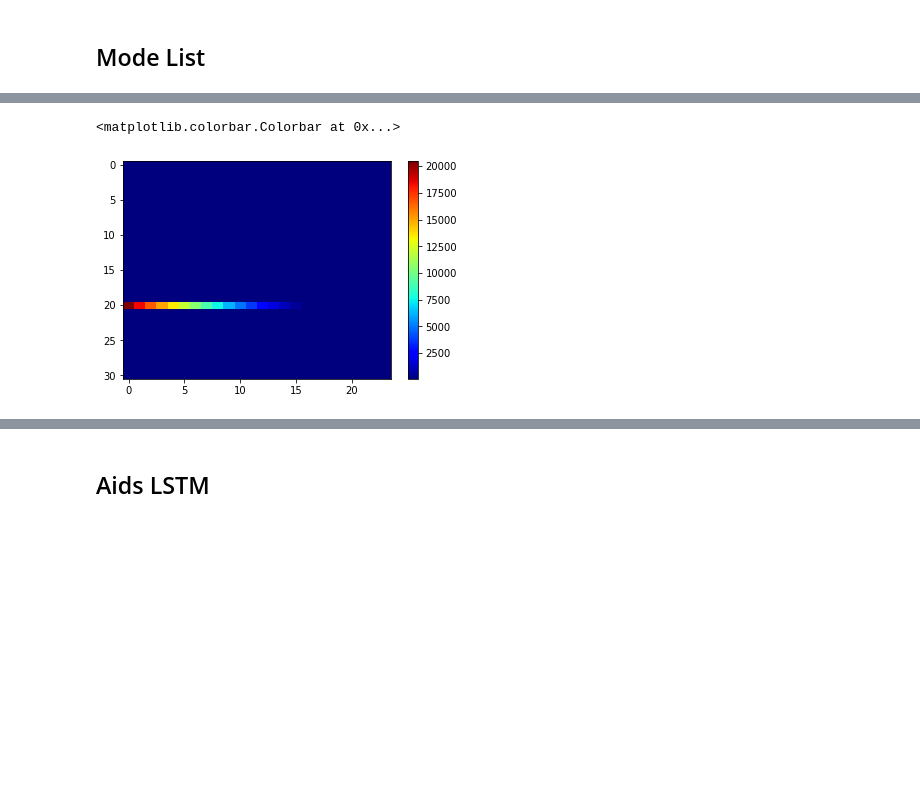
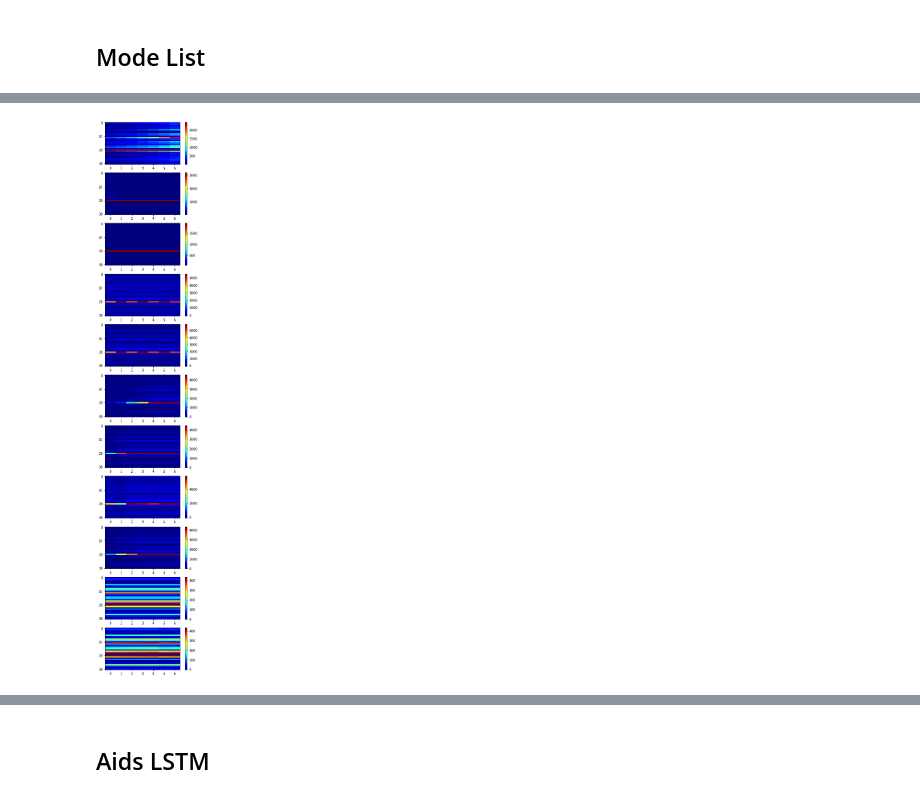
Before and after one commit to wtding1998/RNN_nCov, a Jupyter notebook: disease_analysis.ipynb, the cells around one changed output, grey strips where cells are left out. Cells and saved outputs as stored; diff of their text form; code cells hidden in the pictures; blank space fills up the shorter version.

```diff
--- a/disease_analysis.ipynb
+++ b/disease_analysis.ipynb
@@ -34,6 +34,4 @@ plt.colorbar()
 [figure]
 # %% [markdown]
 ## Mode List
-# %%
-folder = os.path.abspath(os.path.join(os.getcwd(), '..', 'output', 'feb'))
 # %%
@@ -64,18 +63,0 @@ current.get_df(col=['train_loss', 'test_loss', 'true_loss', 'mode', 'nhid', 'nla
-# %%
-exp_dir = {}
-exp_dir['stnn'] = 'ori-stnn_17-02-02-04-03'
-exp_dir['stnn-r'] = 'ori-stnn_19-02-01-04-40'
-exp_dir['stnn-d'] = 'ori-stnn_22-42-01-04-59'
-exp_dir['input_stnn'] = 'input-stnn_23-49-01-04-08'
-exp_dir['input_stnn-r'] = 'input-stnn_01-18-04-04-37'
-exp_dir['input_stnn-d'] = 'input-stnn_01-11-04-04-17'
-exp_dir['concat_stnn'] = 'concat-stnn_22-48-01-04-14'
-exp_dir['concat_stnn-r'] = 'concat-stnn_23-18-01-04-33'
-exp_dir['concat_stnn-d'] = 'concat-stnn_21-56-01-04-16'
-exp_dir['LSTM'] = 'keras-rnn_22-34-03-04-24'
-exp_dir['GRU'] = 'keras-rnn_14-38-03-04-13'
-exp = {}
-pred = {}
-for k, v in exp_dir.items():
-    exp[k] = result.Exp(v, folder)
-    pred[k] = exp[k].pred().numpy().T
@@ -100,7 +63,0 @@ pred_000.txt
-# %%
-plt.figure()
-plt.imshow(pred['stnn'], aspect='auto', cmap='jet')
-plt.colorbar()
-# %% [output]
-<matplotlib.colorbar.Colorbar at 0x...>
-[figure, removed]
@@ -109,0 +64,36 @@ test_data.shape
+# %%
+jar_exp = {}
+jar_exp['STNN'] = 'ori-stnn_23-51-04-04-01'
+jar_exp['STNN-R'] = 'ori-stnn_00-54-05-04-34'
+jar_exp['STNN-D'] = 'ori-stnn_10-40-05-04-54'
+jar_exp['STNN-v2'] = 'input-stnn_23-51-04-04-01'
+jar_exp['STNN-v2-R'] = 'input-stnn_23-53-04-04-56'
+jar_exp['STNN-v2-D'] = 'input-stnn_10-40-05-04-03'
+jar_exp['STNN-v1'] = 'concat-stnn_10-40-05-04-11'
+jar_exp['STNN-v1-R'] = 'concat-stnn_23-53-04-04-30'
+jar_exp['STNN-v1-D'] = 'concat-stnn_10-35-05-04-21'
+jar_exp['LSTM'] = 'keras-rnn_10-39-05-04-16'
+jar_exp['GRU'] = 'keras-rnn_00-45-05-04-30'
+jar = {}
+jar_pred = {}
+for k, v in jar_exp.items():
+    jar[k] = result.Exp(v, folder)
+    jar_pred[k] = jar[k].pred().numpy().T
+plt.figure('Results', figsize=(5, 30), dpi=70)
+
+# plt.subplot(11, 3, 1)
+# plt.imshow(test_data, aspect='auto', cmap='jet')
+# plt.colorbar()
+# plt.title('ground truth')
+
+for i, exp in enumerate(jar_pred):
+    plt.subplot(11, 1, i + 1)
+    plt.imshow(jar_pred[exp], aspect='auto', cmap='jet')
+    plt.colorbar()
+
+    # plt.subplot(11, 3, i * 3 + 3)
+    # plt.imshow(np.abs(test_data - pred[exp]), aspect='auto')
+    # plt.colorbar()
+    # plt.title('{} absolute error'.format(exp))
+# %% [output]
+[figure, added]
```
Also changed, not shown: parts of 13 cells of this notebook, 6 other files.
